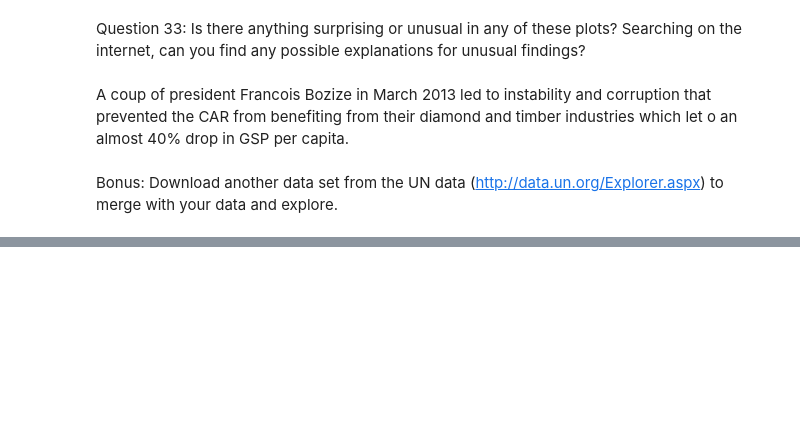
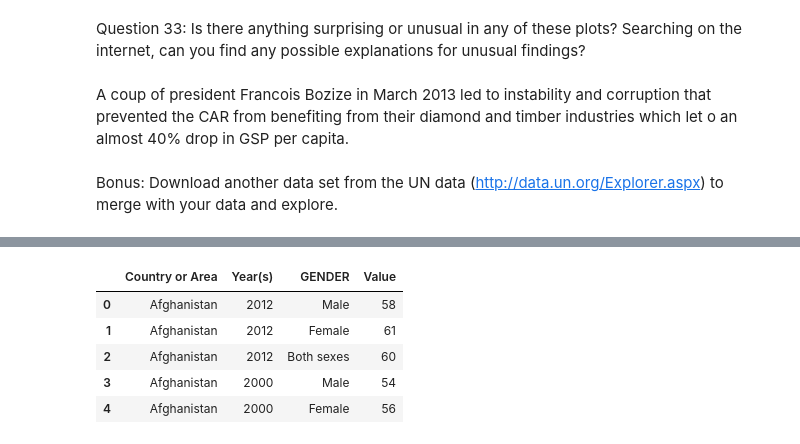
Before and after one commit to Mackeyk88/gdp-and-internet-usage-python, a Jupyter notebook: Notebook/Python1.ipynb, the cells around one changed output, grey strips where cells are left out. Drawn from its saved outputs; the diff is of its cells as text; code cells hidden in the pictures; blank space fills up the shorter version.

```diff
--- a/Notebook/Python1.ipynb
+++ b/Notebook/Python1.ipynb
@@ -528,0 +557,9 @@ Bonus: Download another data set from the UN data (http://data.un.org/Explorer.a
+# %%
+life_df.head()
+# %% [output]
+|  | Country or Area | Year(s) | GENDER | Value |
+| 0 | Afghanistan | 2012 | Male | 58 |
+| 1 | Afghanistan | 2012 | Female | 61 |
+| 2 | Afghanistan | 2012 | Both sexes | 60 |
+| 3 | Afghanistan | 2000 | Male | 54 |
+| 4 | Afghanistan | 2000 | Female | 56 |
```
Also changed, not shown: parts of 16 cells of this notebook.
